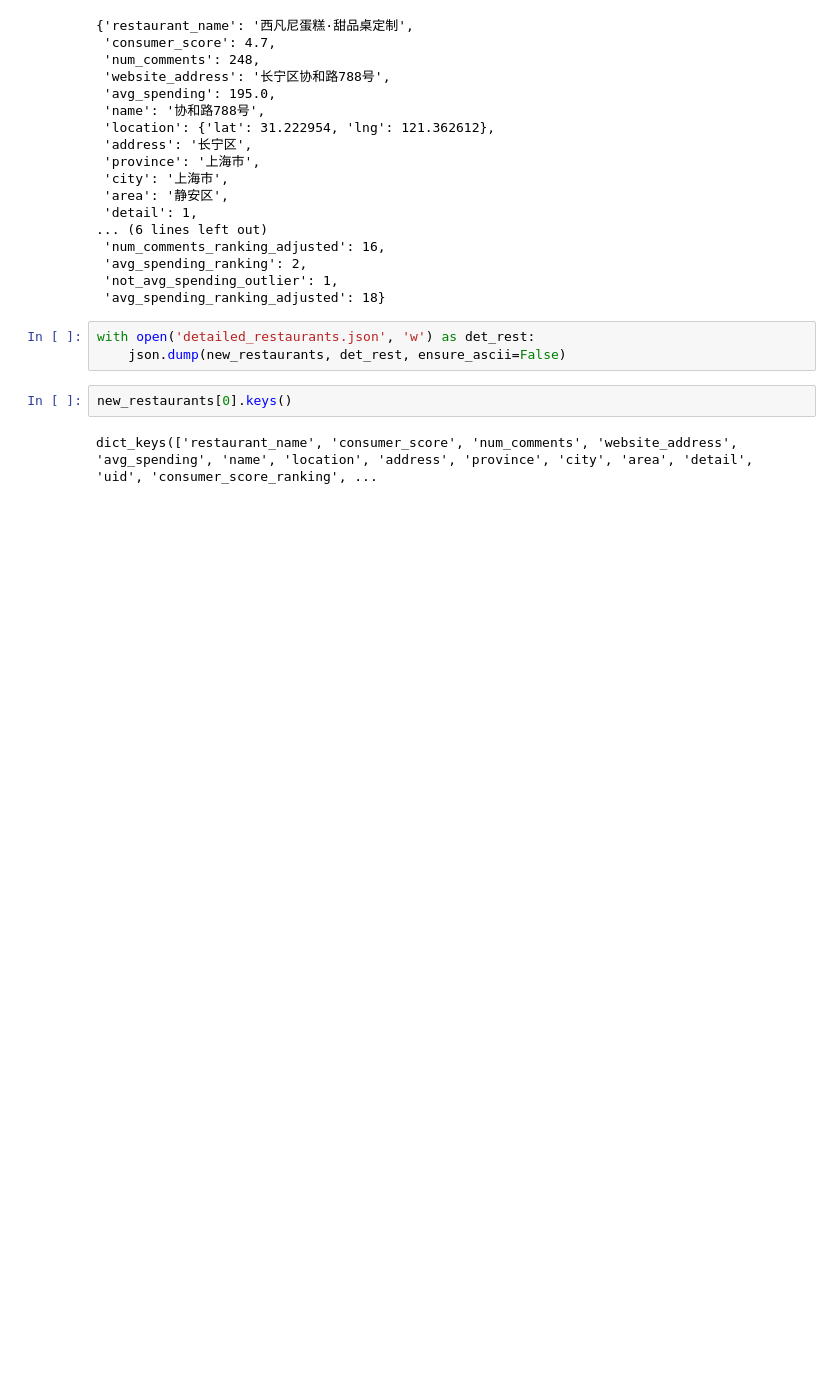
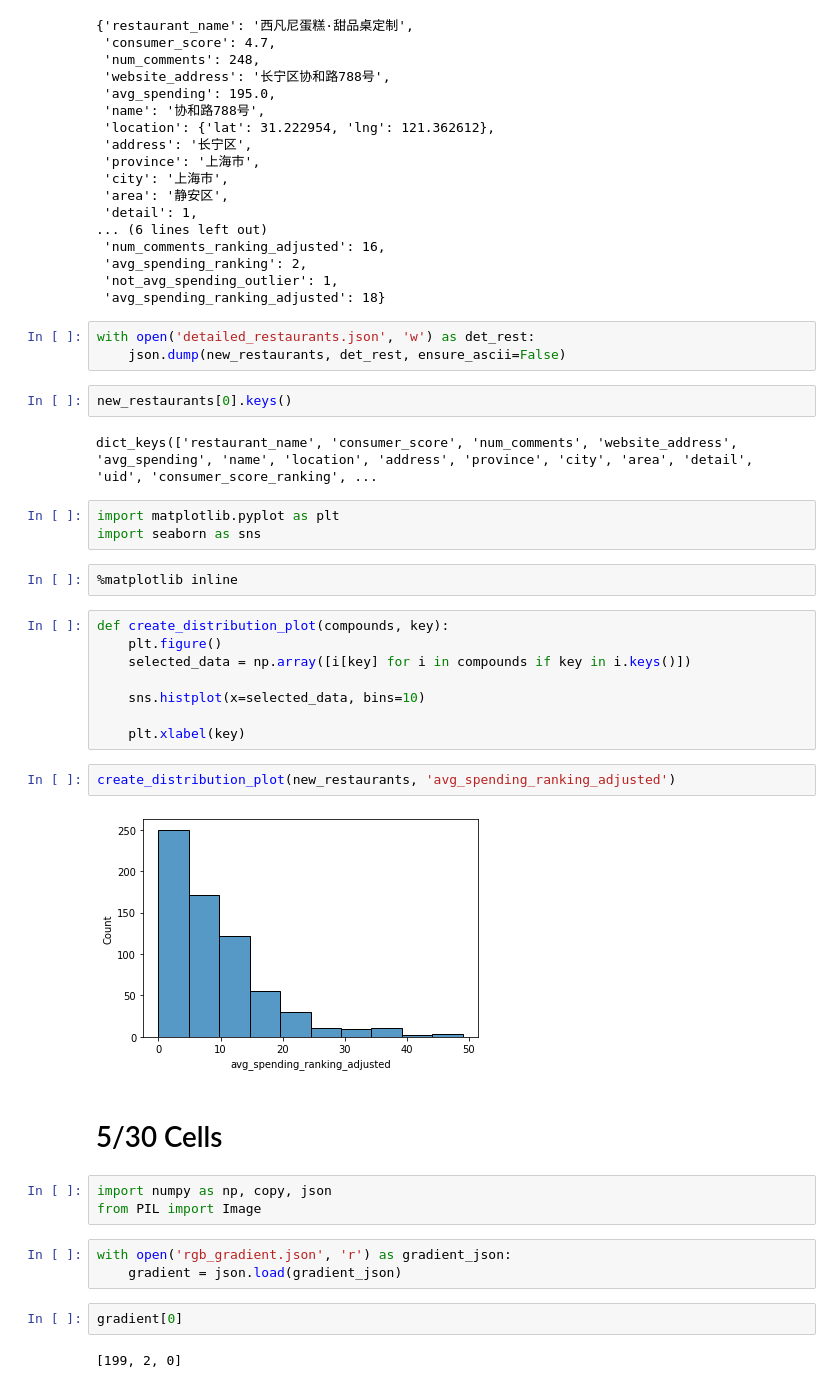
Before and after one commit to NuoWenLei/mapping-boston-storage, a Jupyter notebook: mapping_boston.ipynb, the cells around one changed output. Saved outputs shown, nothing was run; the diff lists cells and outputs as text; blank space fills up the shorter version.

```diff
--- a/mapping_boston.ipynb
+++ b/mapping_boston.ipynb
@@ -696,3 +694,32 @@ with open('detailed_restaurants.json', 'w') as det_rest:
 new_restaurants[0].keys()
 # %% [output]
 dict_keys(['restaurant_name', 'consumer_score', 'num_comments', 'website_address', 'avg_spending', 'name', 'location', 'address', 'province', 'city', 'area', 'detail', 'uid', 'consumer_score_ranking', ...
+# %%
+import matplotlib.pyplot as plt
+import seaborn as sns
+# %%
+%matplotlib inline
+# %%
+def create_distribution_plot(compounds, key):
+    plt.figure()
+    selected_data = np.array([i[key] for i in compounds if key in i.keys()])
+
+    sns.histplot(x=selected_data, bins=10)
+
+    plt.xlabel(key)
+# %%
+create_distribution_plot(new_restaurants, 'avg_spending_ranking_adjusted')
+# %% [output]
+[figure, added]
+# %% [markdown]
+# 5/30 Cells
+# %%
+import numpy as np, copy, json
+from PIL import Image
+# %%
+with open('rgb_gradient.json', 'r') as gradient_json:
+    gradient = json.load(gradient_json)
+# %%
+gradient[0]
+# %% [output]
+[199, 2, 0]
```
Also changed, not shown: parts of 5 cells of this notebook, 3 other files.
